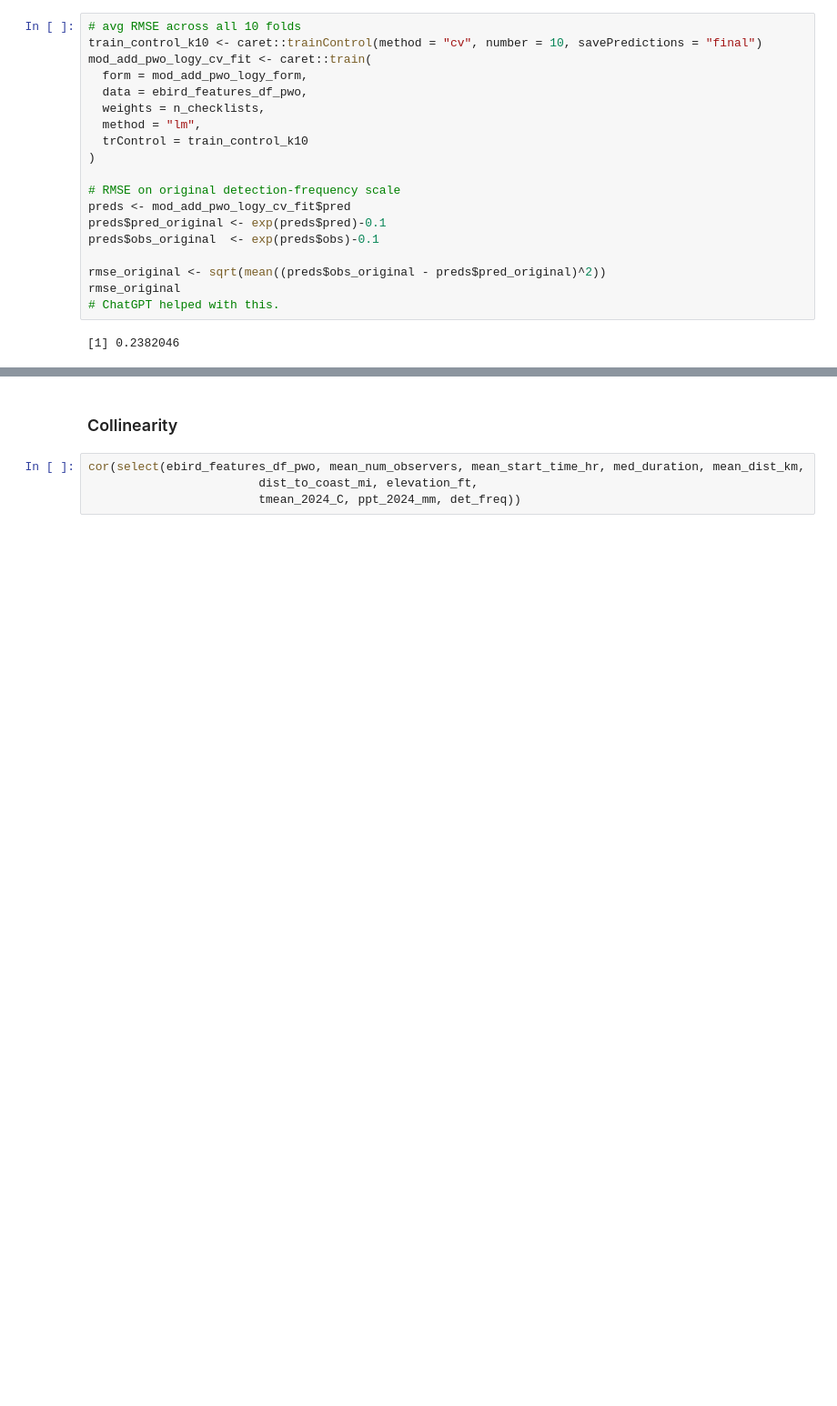
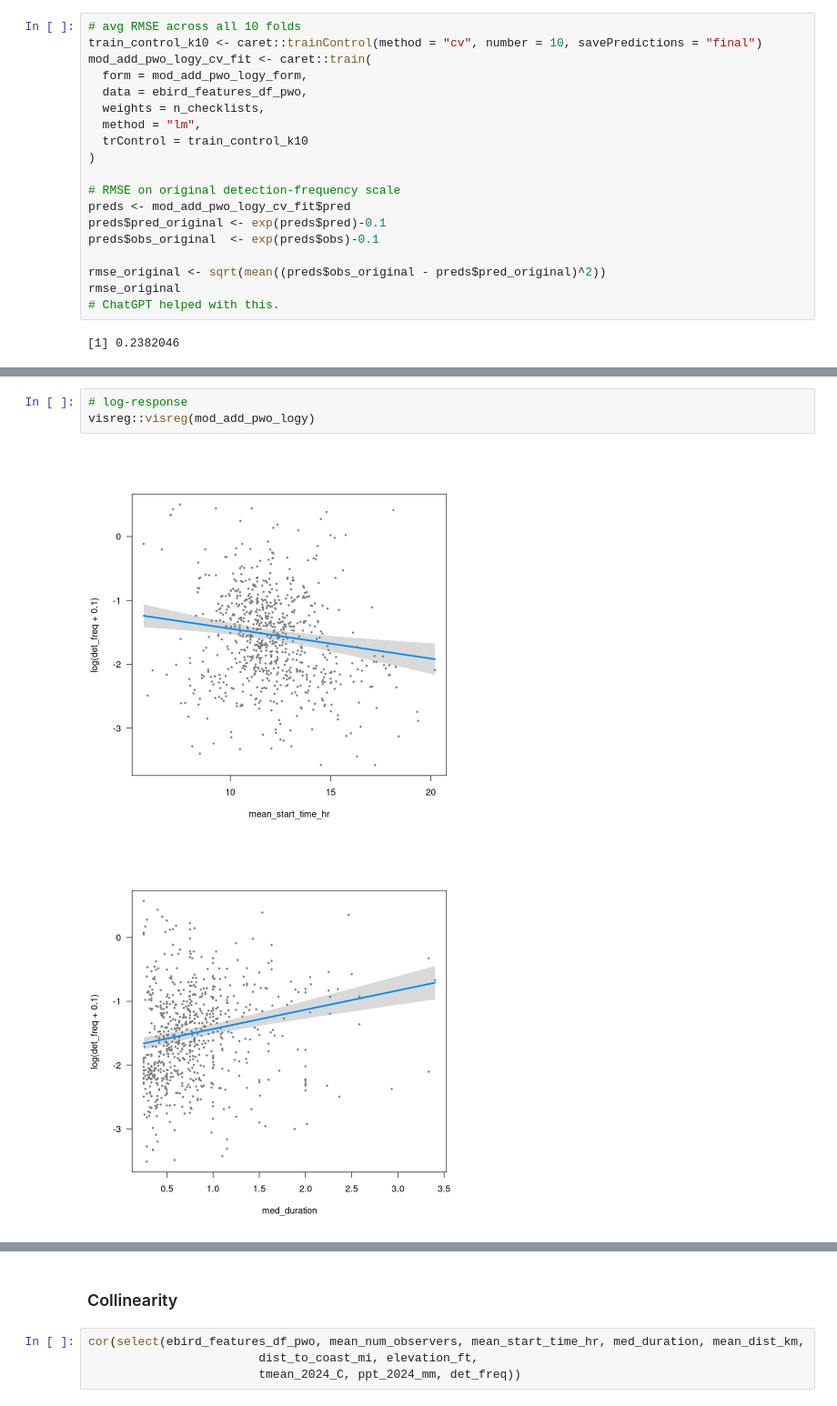
Before and after one commit to jbowen102/STAT_420_Final_Project, a Jupyter notebook: ebird_modeling.ipynb, the cells around one changed output, grey strips where cells are left out. Shown at 91% size. Drawn from its saved outputs; the diff is of its cells as text; blank space fills up the shorter version.

```diff
--- a/ebird_modeling.ipynb
+++ b/ebird_modeling.ipynb
@@ -848,0 +882,6 @@ rmse_original
+# %%
+# log-response
+visreg::visreg(mod_add_pwo_logy)
+# %% [output]
+[figure, added]
+[figure, added]
```
Also changed, not shown: parts of 8 cells of this notebook.
